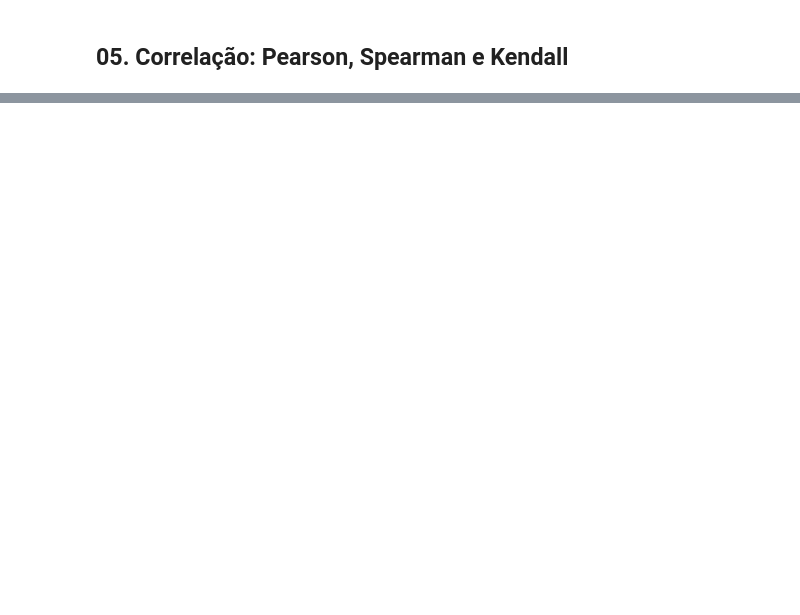
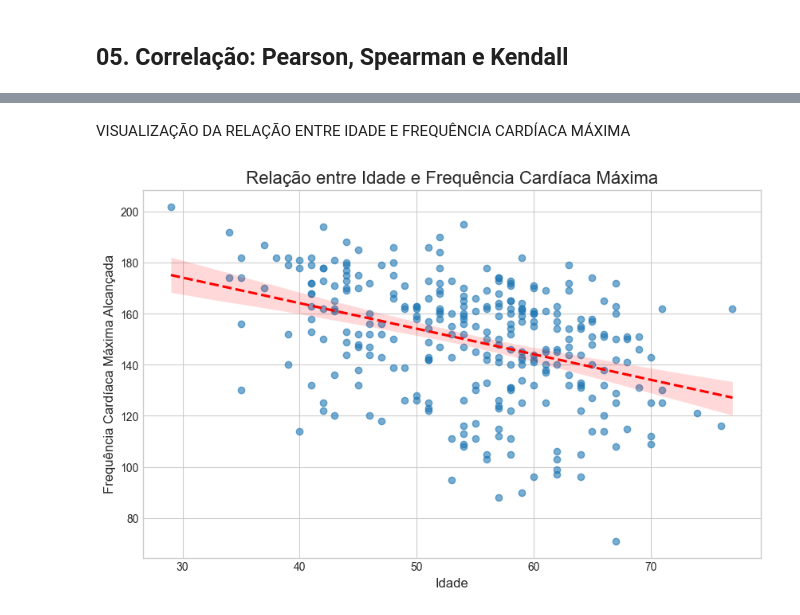
Before and after one commit to JCarapina/Estudos-praticos, a Jupyter notebook: 01_estatistica/notebooks/estatistica.ipynb, the cells around one changed output, grey strips where cells are left out. Cells and saved outputs as stored; diff of their text form; code cells hidden in the pictures; blank space fills up the shorter version.

```diff
--- a/01_estatistica/notebooks/anova.ipynb
+++ b/01_estatistica/notebooks/estatistica.ipynb
@@ -747,0 +858,22 @@ Não rejeitamos a hipótese nula de independência.
+# %% [markdown]
+VISUALIZAÇÃO DA RELAÇÃO ENTRE IDADE E FREQUÊNCIA CARDÍACA MÁXIMA
+# %%
+# Define o estilo do gráfico para uma visualização mais agradável.
+sns.set_style("whitegrid")
+
+# Cria um gráfico de dispersão (scatter plot) usando a biblioteca seaborn.
+# 'regplot' plota os pontos e a linha de regressão linear.
+plt.figure(figsize=(10, 6))
+sns.regplot(x='age', y='thalach', data=df_clean, ci=95,
+            line_kws={'color': 'red', 'linestyle': '--'},
+            scatter_kws={'alpha': 0.6})
+
+# Adiciona título e rótulos aos eixos para clareza.
+plt.title('Relação entre Idade e Frequência Cardíaca Máxima', fontsize=16)
+plt.xlabel('Idade', fontsize=12)
+plt.ylabel('Frequência Cardíaca Máxima Alcançada', fontsize=12)
+
+# Exibe o gráfico.
+plt.show()
+# %% [output]
+[figure, added]
```
Also changed, not shown: parts of 14 cells of this notebook.
